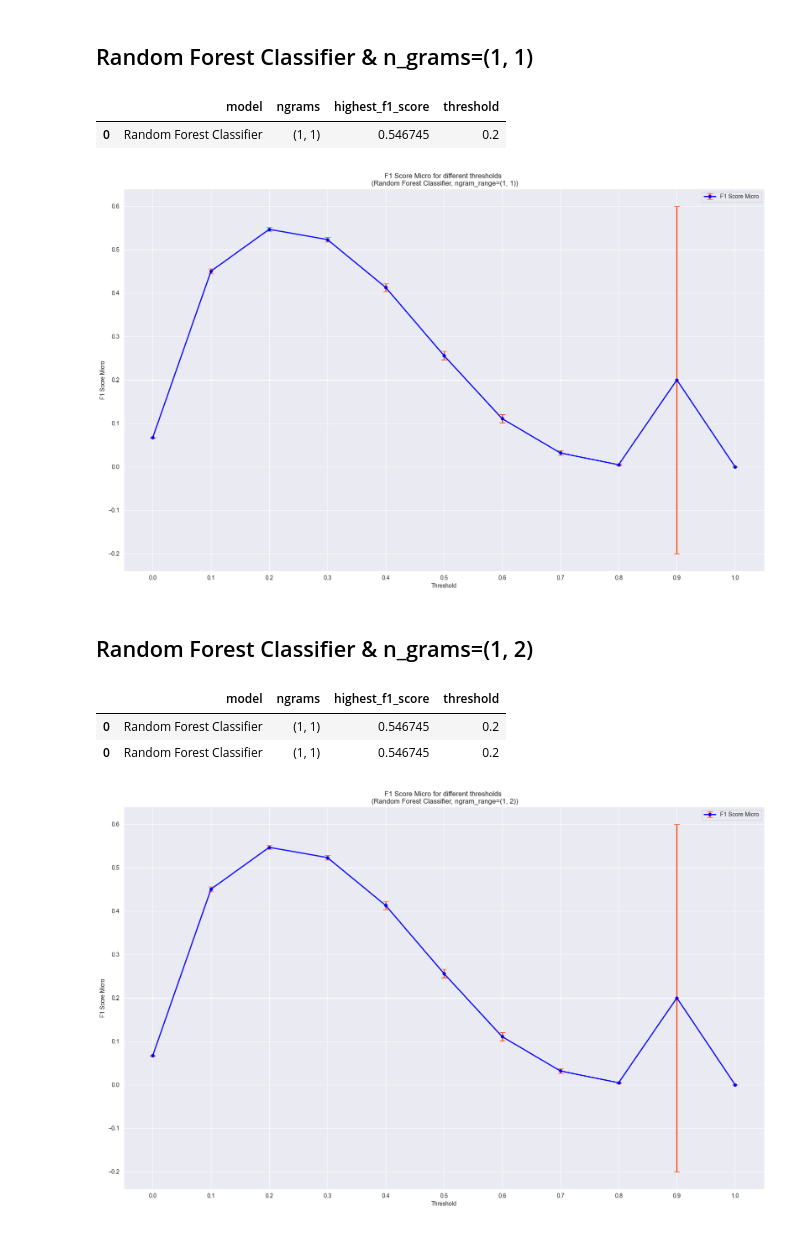
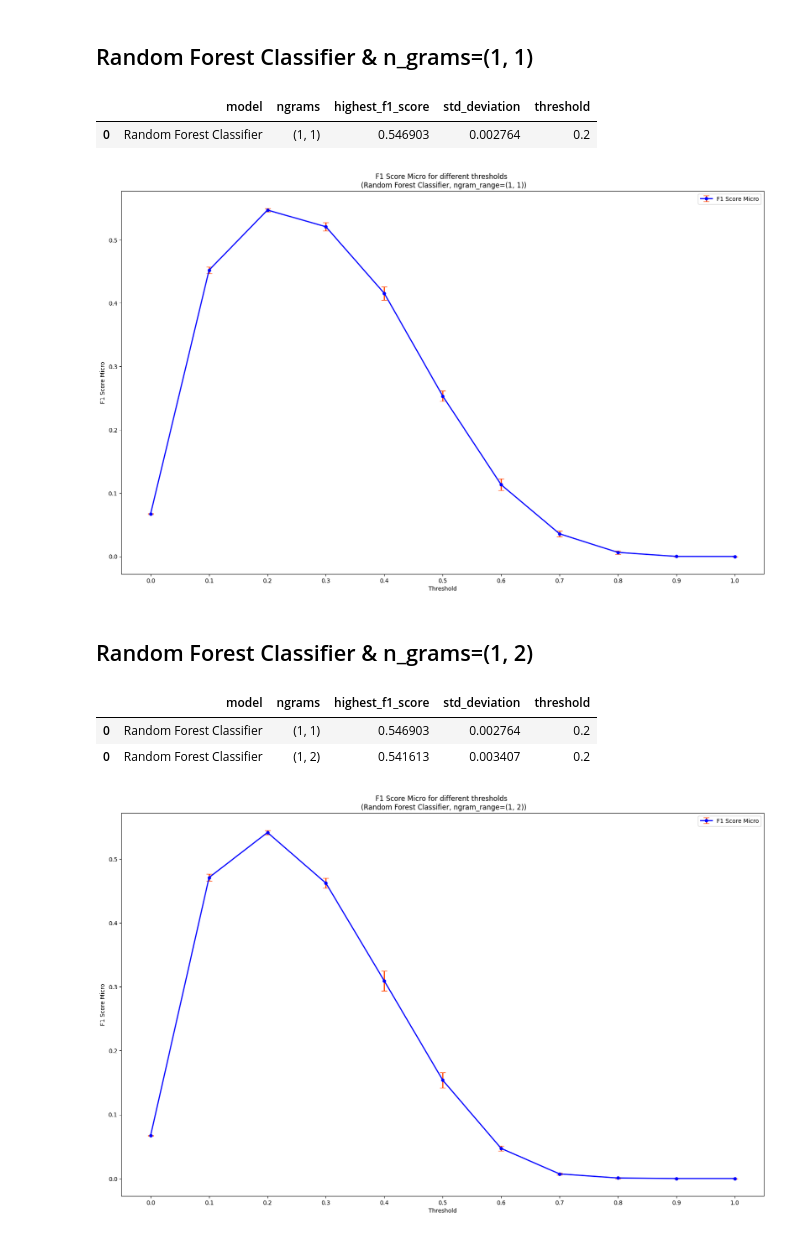
Before and after one commit to 7ben18/fhnw-npr-Natural-Language-Processing, a Jupyter notebook: mini-challenge1/npr-minichallenge1-yannic-ben.ipynb, the cells around one changed output. Saved outputs shown, nothing was run; the diff lists cells and outputs as text; code cells hidden in the pictures.

Commit message:
ad results

```diff
--- a/mini-challenge1/npr-minichallenge1-yannic-ben.ipynb
+++ b/mini-challenge1/npr-minichallenge1-yannic-ben.ipynb
@@ -630,4 +621,10 @@ results_rfc_ngram_1_2 = perform_classification(X=X,
 # %%
+# export results as dataframe
+results_to_save = pd.DataFrame.from_dict(results_rfc_ngram_1_1, orient='index').T
+
+# export as csv
+results_to_save.to_csv("results/results_rfc_ngram_1_1.csv")
+
 # create a list of thresholds and empty lists for the f1 scores
 thresholds = np.linspace(0, 1, 11)
 f1_scores_avg = []
@@ -643,6 +640,7 @@ best_result = {
     "model": "Random Forest Classifier",
     "ngrams": "(1, 1)",
     "highest_f1_score": max(f1_scores_avg),
+    "std_deviation": f1_scores_std[f1_scores_avg.index(max(f1_scores_avg))],
     "threshold": thresholds[f1_scores_avg.index(max(f1_scores_avg))]
     }
 
@@ -668,8 +666,8 @@ plt.legend(loc='upper right')
 # show plot
 plt.show()
 # %% [output]
-|  | model | ngrams | highest_f1_score | threshold |
-| 0 | Random Forest Classifier | (1, 1) | 0.546745 | 0.2 |
+|  | model | ngrams | highest_f1_score | std_deviation | threshold |
+| 0 | Random Forest Classifier | (1, 1) | 0.546903 | 0.002764 | 0.2 |
-[figure, old version]
+[figure, new version]
 # %% [markdown]
 ## Random Forest Classifier & n_grams=(1, 2)
@@ -676,4 +683,11 @@ plt.show()
 # %%
+# export results as dataframe
+results_to_save = pd.DataFrame.from_dict(results_rfc_ngram_1_2, orient='index').T
+
+# export as csv
+results_to_save.to_csv("results/results_rfc_ngram_1_2.csv")
+
+
 # create a list of thresholds and empty lists for the f1 scores
 thresholds = np.linspace(0, 1, 11)
 f1_scores_avg = []
@@ -687,34 +701,35 @@ for threshold in thresholds:
 
 best_result = {
     "model": "Random Forest Classifier",
     "ngrams": "(1, 2)",
     "highest_f1_score": max(f1_scores_avg),
+    "std_deviation": f1_scores_std[f1_scores_avg.index(max(f1_scores_avg))],
     "threshold": thresholds[f1_scores_avg.index(max(f1_scores_avg))]
     }
 
 # concat with previous results dataframe
 results_df = pd.concat([results_df, pd.DataFrame.from_dict(best_result, orient='index').T])
 display(results_df)
 
 # plot the data with eror bars
 plt.figure(figsize=(20, 12))
 plt.errorbar(thresholds, f1_scores_avg, yerr=f1_scores_std, fmt='-o',
              ecolor='orangered', capsize=5, color='blue', markersize=5,
              linewidth=2, label='F1 Score Micro')
 plt.title('F1 Score Micro for different thresholds \n (Random Forest Classifier, ngram_range=(1, 2))')
 plt.xlabel('Threshold')
 plt.ylabel('F1 Score Micro')
 
 # customize the tick labels
 plt.xticks(np.arange(0, 1.1, 0.1))
 
 # add legend
 plt.legend(loc='upper right')
 
 # show plot
 plt.show()
 # %% [output]
-|  | model | ngrams | highest_f1_score | threshold |
-| 0 | Random Forest Classifier | (1, 1) | 0.546745 | 0.2 |
-| 0 | Random Forest Classifier | (1, 1) | 0.546745 | 0.2 |
+|  | model | ngrams | highest_f1_score | std_deviation | threshold |
+| 0 | Random Forest Classifier | (1, 1) | 0.546903 | 0.002764 | 0.2 |
+| 0 | Random Forest Classifier | (1, 2) | 0.541613 | 0.003407 | 0.2 |
-[figure, old version]
+[figure, new version]
```
Also changed, not shown: parts of 7 cells of this notebook, 2 other files.
